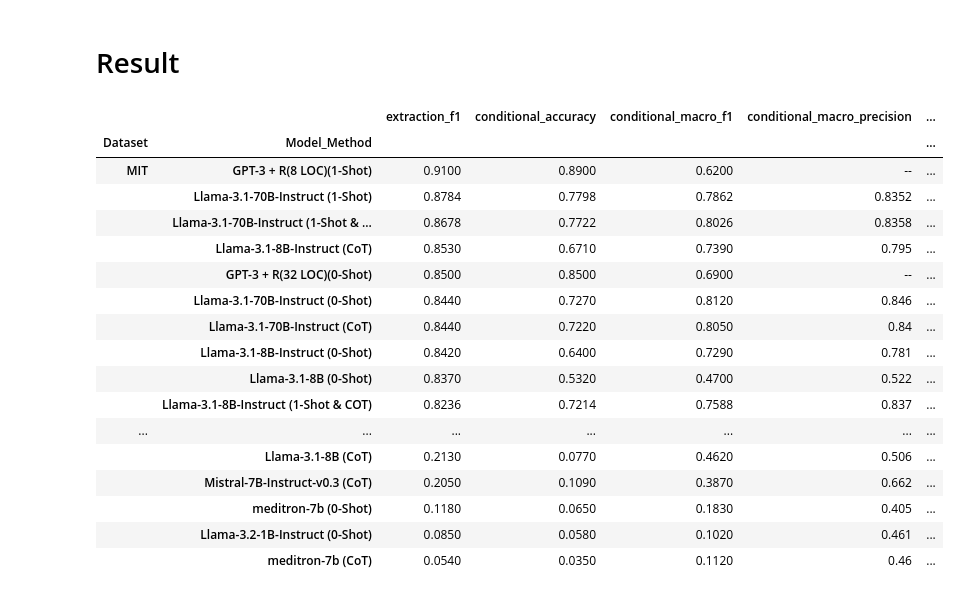
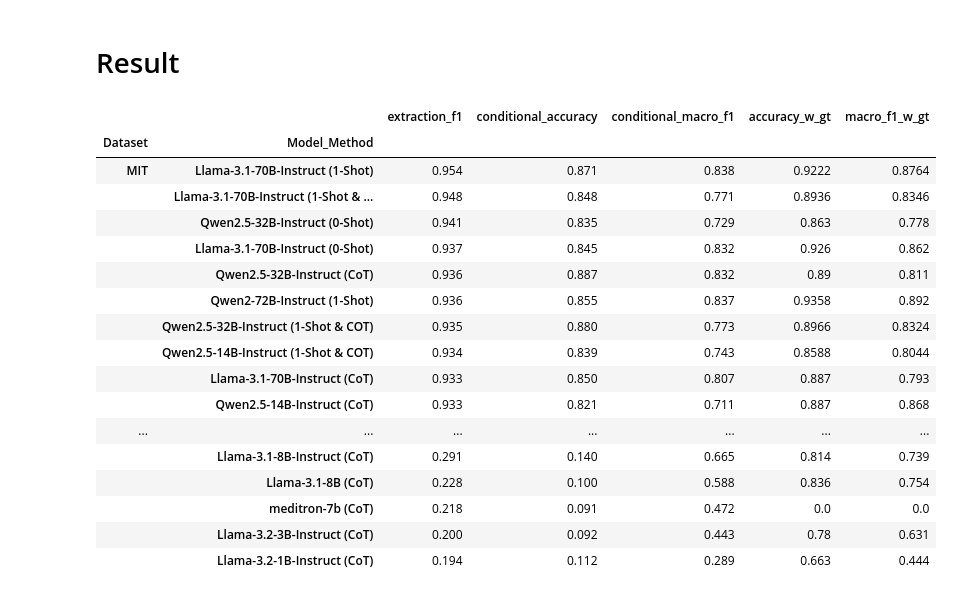
Before and after one commit to shaochon/HDS-BWH_Capstone, a Jupyter notebook: baseline_script_segment_test.ipynb, the cells around one changed output. Saved outputs shown, nothing was run; the diff lists cells and outputs as text; code cells hidden in the pictures.

```diff
--- a/baseline_script_segment_test.ipynb
+++ b/baseline_script_segment_test.ipynb
@@ -298,8 +277,11 @@ one_shot_avg = one_shot_df.groupby(['Dataset', 'Model', 'Method']).agg({
     'conditional_accuracy': 'mean',
     'conditional_macro_f1': 'mean',
     'conditional_macro_precision': 'mean',
-    'conditional_macro_recall': 'mean'
-
+    'conditional_macro_recall': 'mean',
+    'accuracy': 'mean',
+    'macro_f1': 'mean',
+    'macro_precision': 'mean',
+    'macro_recall': 'mean'
 }).reset_index()
 
 baseline_df = result_df[result_df['one_shot'] == 0].copy()
@@ -311,66 +293,79 @@ gpt_results = pd.DataFrame([
         # 'Prompt': 'Create a bulleted list of which medications are mentioned and whether they are active, discontinued, or neither.',
         'Dataset': 'MIT',
         'Model_Method': 'GPT-3 + R(32 LOC)(0-Shot)',
-        # 'extraction_precision': 0.87,
-        # 'extraction_recall': 0.83,
+        'extraction_precision': 0.87,
+        'extraction_recall': 0.83,
         'extraction_f1': round(2 * 0.87 * 0.83 / (0.87 + 0.83), 3),
         'conditional_accuracy': 0.85,
         'conditional_macro_f1': 0.69,
         'conditional_macro_precision': '--',
         'conditional_macro_recall': '--',
-        # 'one_shot': 0,
-        # 'Method': ''
+        'accuracy': '--',
+        'macro_f1': '--',
+        'macro_precision': '--',
+        'macro_recall': '--',
     },
     {
         # 'Prompt': 'Create a bulleted list of which medications are mentioned and whether they are active, discontinued, or neither.',
         'Dataset': 'MIT',
         'Model_Method': 'GPT-3 + R(8 LOC)(1-Shot)',
-        # 'extraction_precision': 0.90,
-        # 'extraction_recall': 0.92,
+        'extraction_precision': 0.90,
+        'extraction_recall': 0.92,
         'extraction_f1': round(2 * 0.90 * 0.92 / (0.90 + 0.92), 3),
         'conditional_accuracy': 0.89,
         'conditional_macro_f1': 0.62,
         'conditional_macro_precision': '--',
         'conditional_macro_recall': '--',
-        # 'one_shot': 1,
-        # 'Method': ''
+        'accuracy': '--',
+        'macro_f1': '--',
+        'macro_precision': '--',
+        'macro_recall': '--',
     }
 ])
 
 # Concatenate the results
 combined_df = pd.concat([baseline_df, one_shot_avg], ignore_index=True)
 
 # Select columns to show the final results by Method
-final_results = combined_df[['Dataset', 'Model', 'Method', 'extraction_f1', 'conditional_accuracy', 'conditional_macro_f1', 'conditional_macro_precision', 'conditional_macro_recall']].copy()
+final_results = combined_df[['Dataset', 'Model', 'Method',
+                             'extraction_f1', 'conditional_accuracy', 'conditional_macro_f1',
+                             'accuracy', 'macro_f1',
+                             'extraction_precision', 'extraction_recall',
+                             'conditional_macro_precision', 'conditional_macro_recall', 'macro_precision', 'macro_recall']].copy()
 
 final_results.loc[:,'Model_Method'] = final_results['Model'] + ' (' + final_results['Method'] + ')'
 
 final_results.drop(columns=['Model', 'Method'], inplace=True)
 final_results = pd.concat([final_results, gpt_results], ignore_index=True)
+final_results.columns = ['Dataset',
+                         'extraction_f1', 'conditional_accuracy', 'conditional_macro_f1', 'accuracy_w_gt', 'macro_f1_w_gt',
+                         'extraction_precision', 'extraction_recall',
+                         'conditional_macro_precision', 'conditional_macro_recall', 'macro_precision_w_gt', 'macro_recall_w_gt', 'Model_Method']
 pd.set_option('display.max_rows', None)
 
 
 # Sort the final results by Method, Dataset, and extraction_f1
-final_results.sort_values(
-    by=['Dataset', 'extraction_f1', 'conditional_accuracy', 'conditional_macro_f1'],
-    ascending=[False, False, False, False]
-).set_index(['Dataset', 'Model_Method'])
+col_to_show = ['Dataset', 'Model_Method', 'extraction_f1', 'conditional_accuracy', 'conditional_macro_f1', 'accuracy_w_gt', 'macro_f1_w_gt']
+final_results[col_to_show].sort_values(
+    by=['Dataset', 'extraction_f1', 'conditional_accuracy', 'conditional_macro_f1', 'accuracy_w_gt', 'macro_f1_w_gt'],
+    ascending=[False, False, False, False, False, False]
+).set_index(['Dataset', 'Model_Method']).round(3)
 # %% [output]
-|  |  | extraction_f1 | conditional_accuracy | conditional_macro_f1 | conditional_macro_precision | ... |
-| Dataset | Model_Method |  |  |  |  | ... |
-| MIT | GPT-3 + R(8 LOC)(1-Shot) | 0.9100 | 0.8900 | 0.6200 | -- | ... |
-|  | Llama-3.1-70B-Instruct (1-Shot) | 0.8784 | 0.7798 | 0.7862 | 0.8352 | ... |
-|  | Llama-3.1-70B-Instruct (1-Shot & ... | 0.8678 | 0.7722 | 0.8026 | 0.8358 | ... |
-|  | Llama-3.1-8B-Instruct (CoT) | 0.8530 | 0.6710 | 0.7390 | 0.795 | ... |
-|  | GPT-3 + R(32 LOC)(0-Shot) | 0.8500 | 0.8500 | 0.6900 | -- | ... |
-|  | Llama-3.1-70B-Instruct (0-Shot) | 0.8440 | 0.7270 | 0.8120 | 0.846 | ... |
-|  | Llama-3.1-70B-Instruct (CoT) | 0.8440 | 0.7220 | 0.8050 | 0.84 | ... |
-|  | Llama-3.1-8B-Instruct (0-Shot) | 0.8420 | 0.6400 | 0.7290 | 0.781 | ... |
-|  | Llama-3.1-8B (0-Shot) | 0.8370 | 0.5320 | 0.4700 | 0.522 | ... |
-|  | Llama-3.1-8B-Instruct (1-Shot & COT) | 0.8236 | 0.7214 | 0.7588 | 0.837 | ... |
+|  |  | extraction_f1 | conditional_accuracy | conditional_macro_f1 | accuracy_w_gt | macro_f1_w_gt |
+| Dataset | Model_Method |  |  |  |  |  |
+| MIT | Llama-3.1-70B-Instruct (1-Shot) | 0.954 | 0.871 | 0.838 | 0.9222 | 0.8764 |
+|  | Llama-3.1-70B-Instruct (1-Shot & ... | 0.948 | 0.848 | 0.771 | 0.8936 | 0.8346 |
+|  | Qwen2.5-32B-Instruct (0-Shot) | 0.941 | 0.835 | 0.729 | 0.863 | 0.778 |
+|  | Llama-3.1-70B-Instruct (0-Shot) | 0.937 | 0.845 | 0.832 | 0.926 | 0.862 |
+|  | Qwen2.5-32B-Instruct (CoT) | 0.936 | 0.887 | 0.832 | 0.89 | 0.811 |
+|  | Qwen2-72B-Instruct (1-Shot) | 0.936 | 0.855 | 0.837 | 0.9358 | 0.892 |
+|  | Qwen2.5-32B-Instruct (1-Shot & COT) | 0.935 | 0.880 | 0.773 | 0.8966 | 0.8324 |
+|  | Qwen2.5-14B-Instruct (1-Shot & COT) | 0.934 | 0.839 | 0.743 | 0.8588 | 0.8044 |
+|  | Llama-3.1-70B-Instruct (CoT) | 0.933 | 0.850 | 0.807 | 0.887 | 0.793 |
+|  | Qwen2.5-14B-Instruct (CoT) | 0.933 | 0.821 | 0.711 | 0.887 | 0.868 |
 | ... | ... | ... | ... | ... | ... | ... |
-|  | Llama-3.1-8B (CoT) | 0.2130 | 0.0770 | 0.4620 | 0.506 | ... |
-|  | Mistral-7B-Instruct-v0.3 (CoT) | 0.2050 | 0.1090 | 0.3870 | 0.662 | ... |
-|  | meditron-7b (0-Shot) | 0.1180 | 0.0650 | 0.1830 | 0.405 | ... |
-|  | Llama-3.2-1B-Instruct (0-Shot) | 0.0850 | 0.0580 | 0.1020 | 0.461 | ... |
-|  | meditron-7b (CoT) | 0.0540 | 0.0350 | 0.1120 | 0.46 | ... |
+|  | Llama-3.1-8B-Instruct (CoT) | 0.291 | 0.140 | 0.665 | 0.814 | 0.739 |
+|  | Llama-3.1-8B (CoT) | 0.228 | 0.100 | 0.588 | 0.836 | 0.754 |
+|  | meditron-7b (CoT) | 0.218 | 0.091 | 0.472 | 0.0 | 0.0 |
+|  | Llama-3.2-3B-Instruct (CoT) | 0.200 | 0.092 | 0.443 | 0.78 | 0.631 |
+|  | Llama-3.2-1B-Instruct (CoT) | 0.194 | 0.112 | 0.289 | 0.663 | 0.444 |
```
Also changed, not shown: parts of 5 cells of this notebook, 7 other files.
